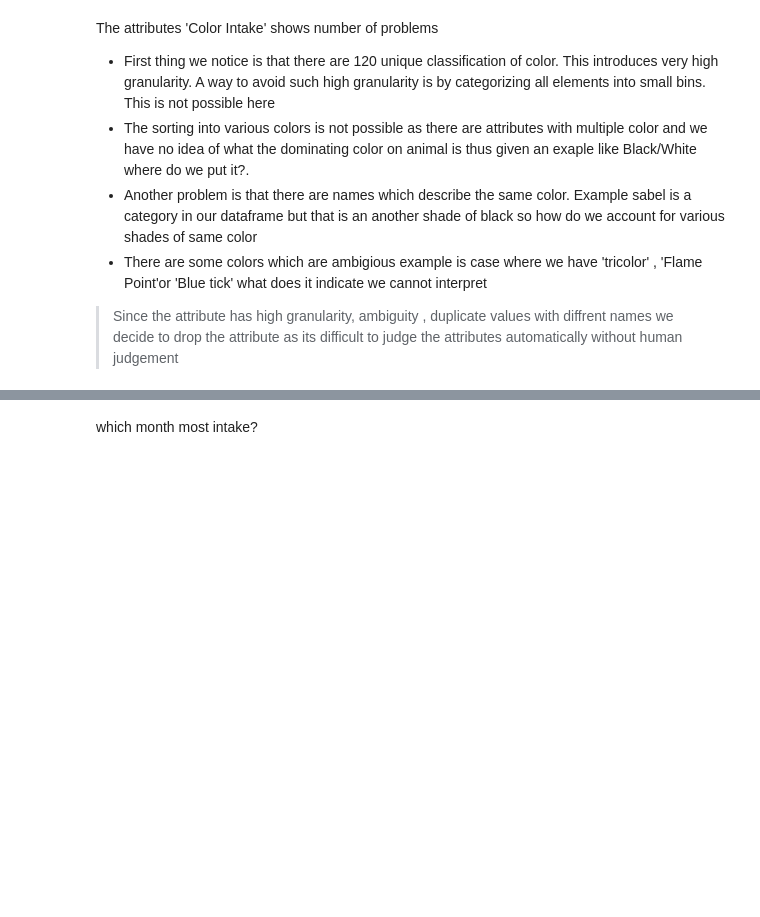
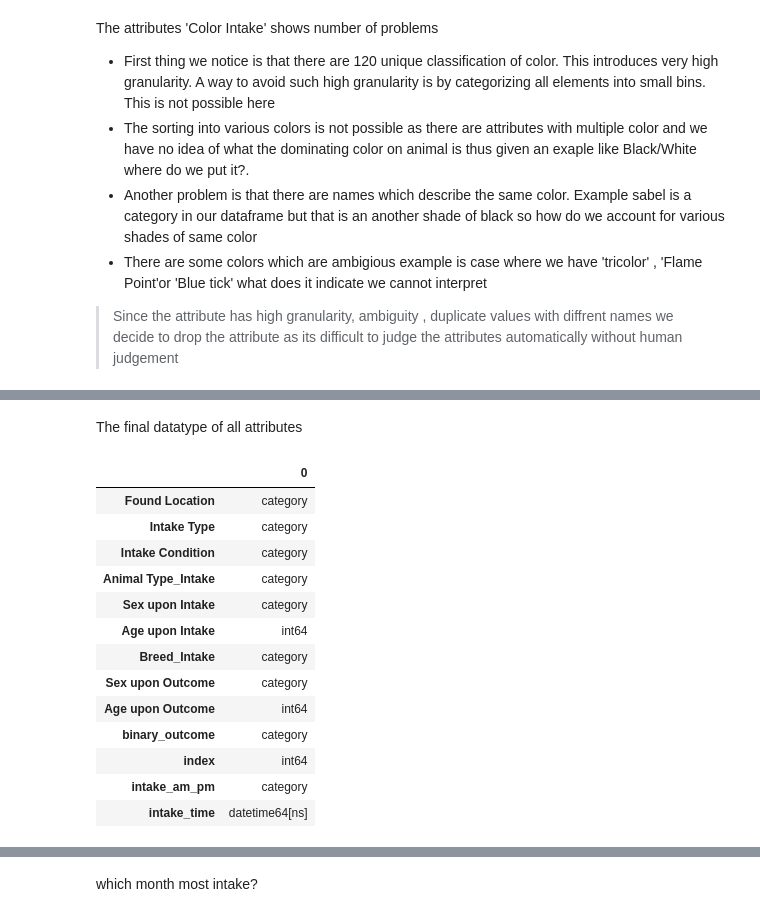
Before and after one commit to sachsom95/Animal-shelter-data-Exploratory-Analysis, a Jupyter notebook: Animal_shelter_data_analysis.ipynb, the cells around one changed output, grey strips where cells are left out. Saved outputs shown, nothing was run; the diff lists cells and outputs as text; code cells hidden in the pictures; blank space fills up the shorter version.

```diff
--- a/Animal_shelter_data_analysis.ipynb
+++ b/Animal_shelter_data_analysis.ipynb
@@ -504,3 +506,5 @@ for x in range (1000):
+# %%
+df['Breed_Intake'] = df['Breed_Intake'].astype('category')
 # %% [markdown]
 Investigating the attributes 'Age upon Intake' and 'Age upon Outtake'<br>
 The attributes mentioned here define age however, the units are not standard , we need to make all the data into a single unit. One thing we will do is convert all data to type month. And also convert minimum time to 1 month so anything like 3 weeks will be converted to 1 month. The reason being we want to bin all the data for better visulaization and understandings. Also we see units year and years, month and months, week and weeks. This will also be removed. Also I will convert it to integer type
@@ -575,3 +563,6 @@ dtype: object
+# %%
+df['Age upon Outcome']=df['Age upon Outcome'].astype(int)
+df['Age upon Intake']=df['Age upon Intake'].astype(int)
 # %% [markdown]
 Analysis of attribute 'Color_Intake'<br>
 Lets first look through all the categories
@@ -616,0 +603,19 @@ df.head(1)
+# %% [markdown]
+The final datatype of all attributes
+# %%
+display(pd.DataFrame(df.dtypes))
+# %% [output]
+|  | 0 |
+| Found Location | category |
+| Intake Type | category |
+| Intake Condition | category |
+| Animal Type_Intake | category |
+| Sex upon Intake | category |
+| Age upon Intake | int64 |
+| Breed_Intake | category |
+| Sex upon Outcome | category |
+| Age upon Outcome | int64 |
+| binary_outcome | category |
+| index | int64 |
+| intake_am_pm | category |
+| intake_time | datetime64[ns] |
```
Also changed, not shown: parts of 6 cells of this notebook.
